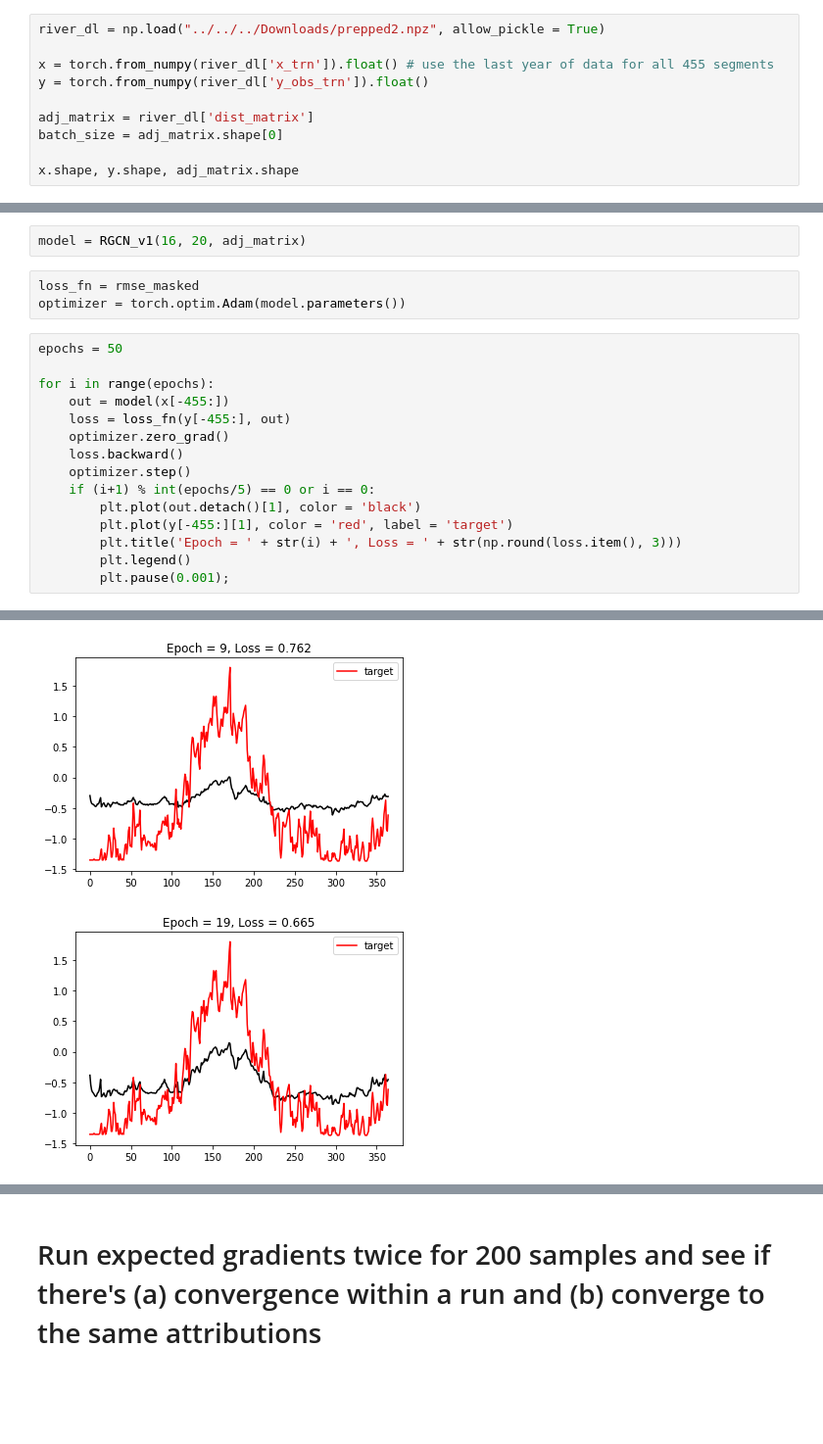
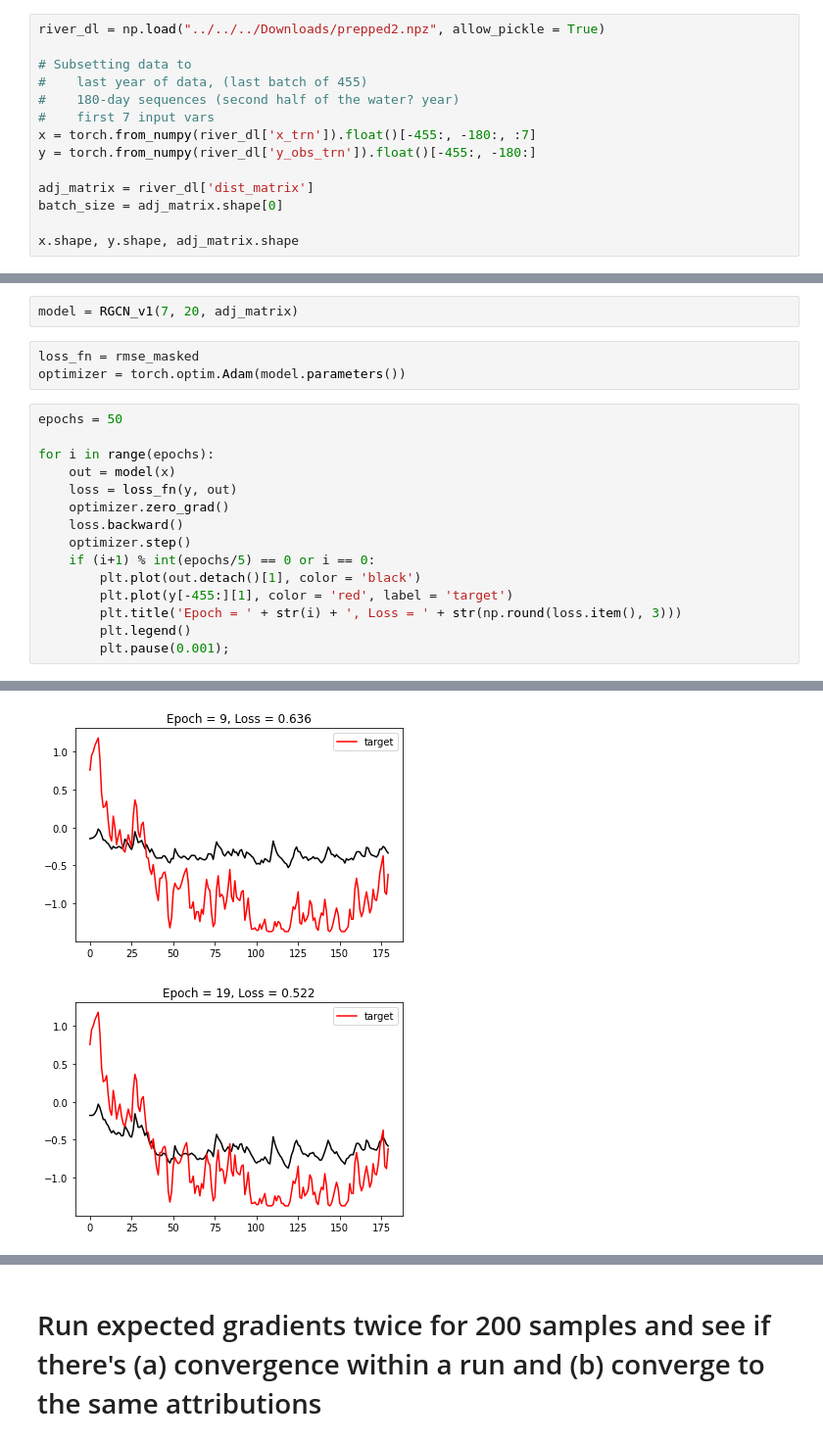
Before and after one commit to DOI-USGS/xai-workflows, a Jupyter notebook: prototyping_notebooks/03_04_RGCN_CustomExpGrad_RiverDl.ipynb, the cells around one changed output, grey strips where cells are left out. Shown at 98% size. Saved outputs shown, nothing was run; the diff lists cells and outputs as text; blank space fills up the shorter version.

```diff
--- a/prototyping_notebooks/03_04_RGCN_CustomExpGrad_RiverDl.ipynb
+++ b/prototyping_notebooks/03_04_RGCN_CustomExpGrad_RiverDl.ipynb
@@ -15,8 +15,12 @@ torch.manual_seed(123)
 # %%
 river_dl = np.load("../../../Downloads/prepped2.npz", allow_pickle = True)
 
-x = torch.from_numpy(river_dl['x_trn']).float() # use the last year of data for all 455 segments
-y = torch.from_numpy(river_dl['y_obs_trn']).float()
+# Subsetting data to
+#    last year of data, (last batch of 455)
+#    180-day sequences (second half of the water? year)
+#    first 7 input vars
+x = torch.from_numpy(river_dl['x_trn']).float()[-455:, -180:, :7]
+y = torch.from_numpy(river_dl['y_obs_trn']).float()[-455:, -180:]
 
 adj_matrix = river_dl['dist_matrix']
 batch_size = adj_matrix.shape[0]
@@ -113,7 +117,7 @@ def rmse_masked(y_true, y_pred):
         rmse_loss = 0.0
     return rmse_loss
 # %%
-model = RGCN_v1(16, 20, adj_matrix)
+model = RGCN_v1(7, 20, adj_matrix)
 # %%
 loss_fn = rmse_masked
 optimizer = torch.optim.Adam(model.parameters())
@@ -121,8 +125,8 @@ optimizer = torch.optim.Adam(model.parameters())
 epochs = 50
 
 for i in range(epochs):
-    out = model(x[-455:])
-    loss = loss_fn(y[-455:], out)
+    out = model(x)
+    loss = loss_fn(y, out)
     optimizer.zero_grad()
     loss.backward()
     optimizer.step()
@@ -137,2 +141,2 @@ for i in range(epochs):
-[figure, old version]
+[figure, new version]
-[figure, old version]
+[figure, new version]
```
Also changed, not shown: parts of 40 cells of this notebook, 1 other file.
